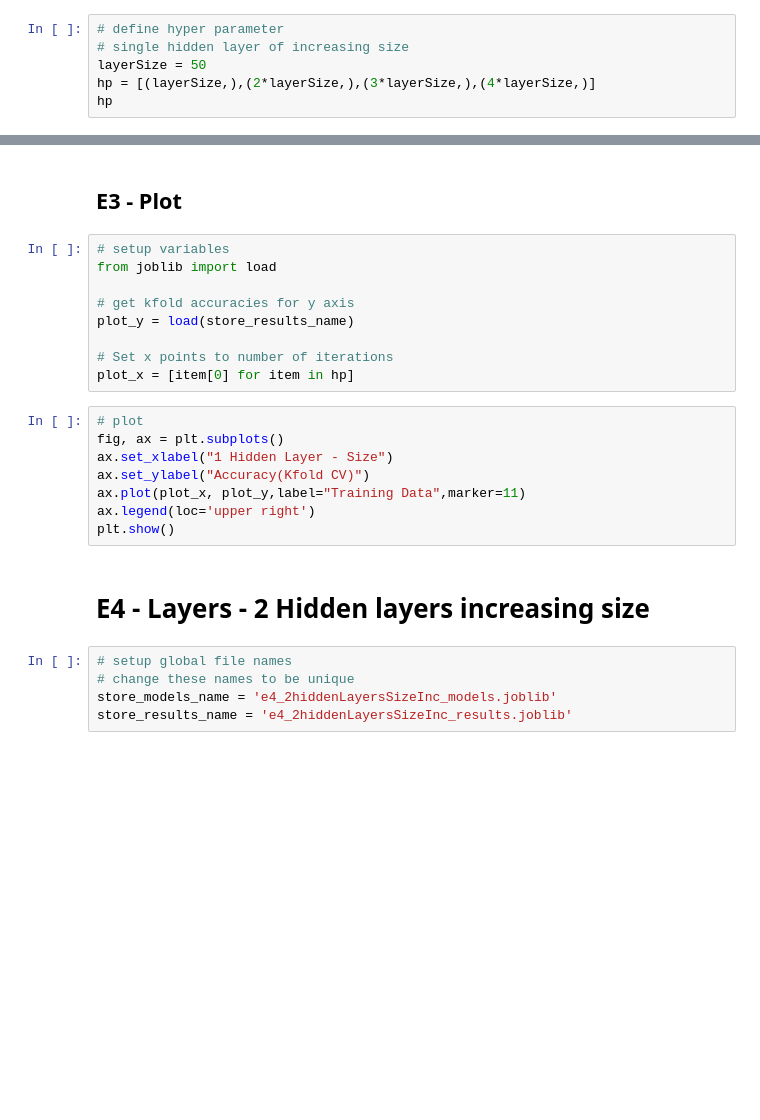
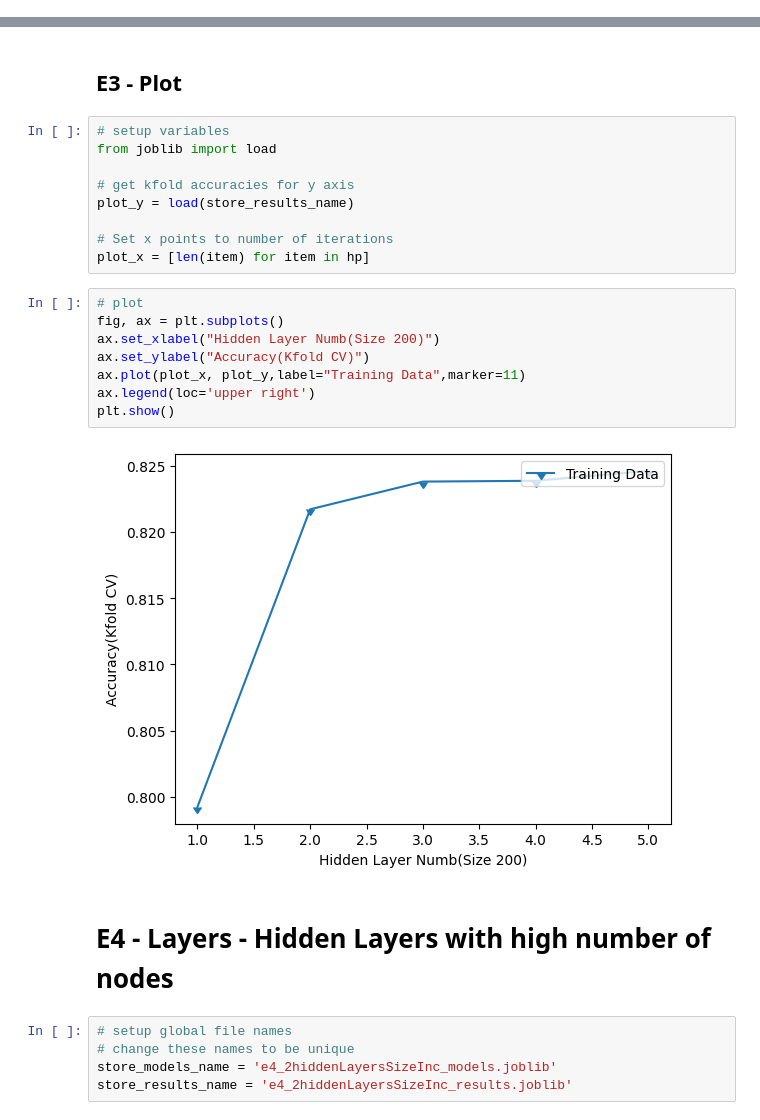
Before and after one commit to ebert-c/SENG-474-Project, a Jupyter notebook: seng475_project_nn_v2.ipynb, the cells around one changed output, grey strips where cells are left out. Cells and saved outputs as stored; diff of their text form; blank space fills up the shorter version.

```diff
--- a/seng475_project_nn_v2.ipynb
+++ b/seng475_project_nn_v2.ipynb
@@ -299,9 +297,3 @@ store_results_name = 'e3_1hiddenLayersSizeInc_results.joblib'
-# %%
-# define hyper parameter
-# single hidden layer of increasing size
-layerSize = 50
-hp = [(layerSize,),(2*layerSize,),(3*layerSize,),(4*layerSize,)]
-hp
 # %% [markdown]
 ### E3 - Training
 # %%
@@ -343,17 +339,19 @@ from joblib import load
 plot_y = load(store_results_name)
 
 # Set x points to number of iterations
-plot_x = [item[0] for item in hp]
+plot_x = [len(item) for item in hp]
 # %%
 # plot
 fig, ax = plt.subplots()
-ax.set_xlabel("1 Hidden Layer - Size")
+ax.set_xlabel("Hidden Layer Numb(Size 200)")
 ax.set_ylabel("Accuracy(Kfold CV)")
 ax.plot(plot_x, plot_y,label="Training Data",marker=11)
 ax.legend(loc='upper right')
 plt.show()
+# %% [output]
+[figure, added]
-# %% [markdown]
-# E4 - Layers - 2 Hidden layers increasing size
+# %% [markdown]
+# E4 - Layers - Hidden Layers with high number of nodes
 # %%
 # setup global file names
 # change these names to be unique
```
Also changed, not shown: parts of 24 cells of this notebook.
